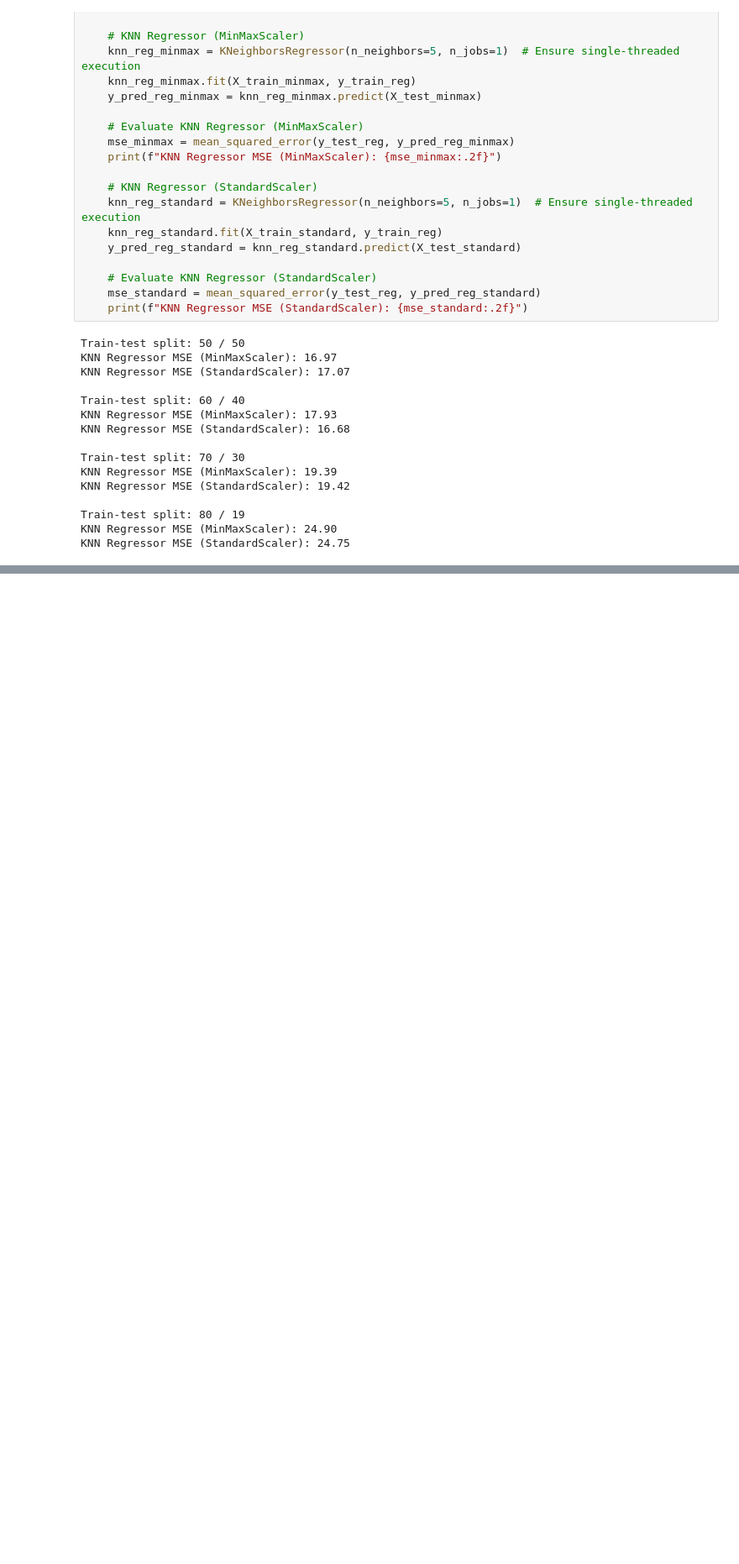
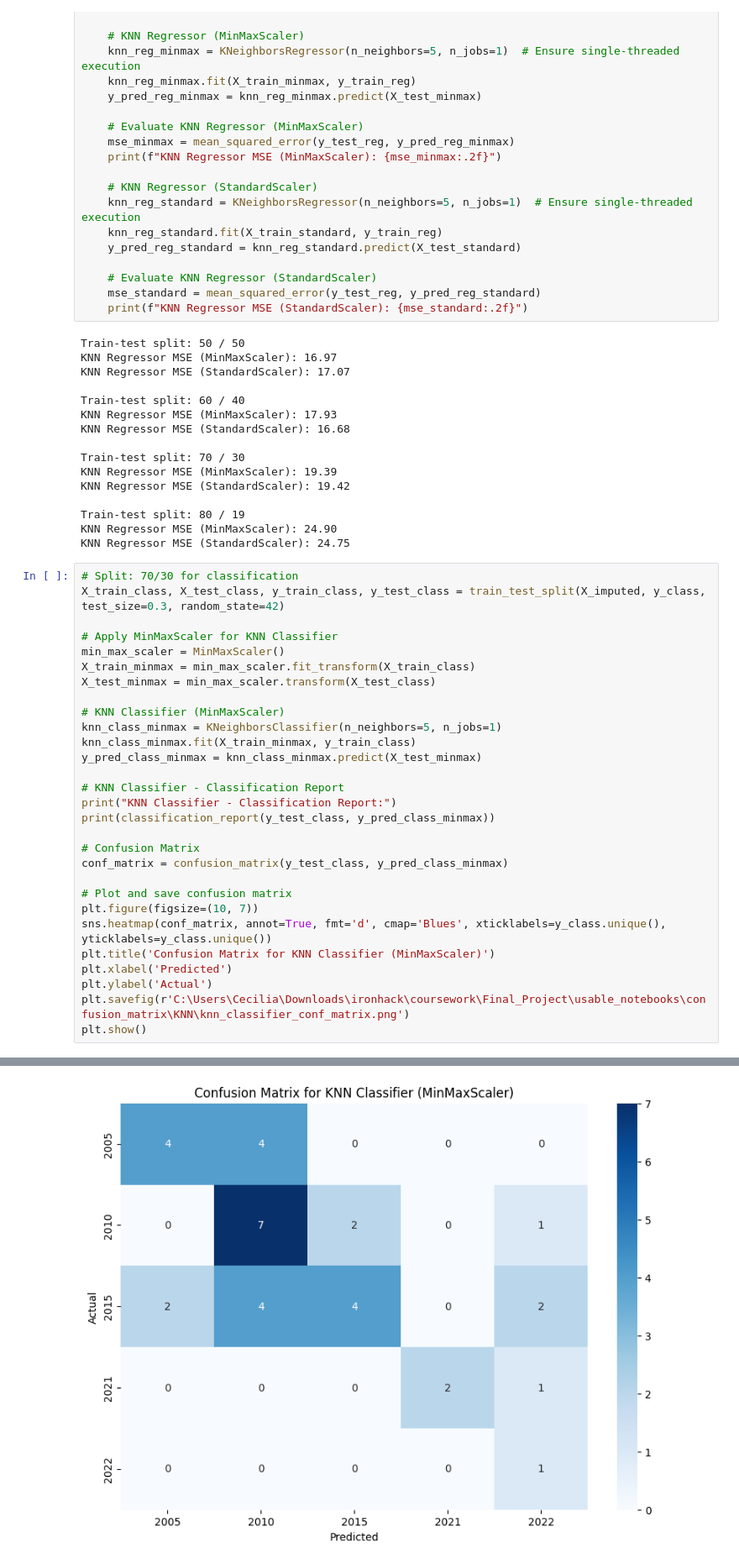
Before and after one commit to Cfg-data/Education-Data-n-Trends, a Jupyter notebook: usable_notebooks/ml_models_tests/init_tests_KNN's.ipynb, the cells around one changed output, grey strips where cells are left out. Shown at 84% size. Saved outputs shown, nothing was run; the diff lists cells and outputs as text; blank space fills up the shorter version.

```diff
--- a/usable_notebooks/ml_models_tests/init_tests_KNN's.ipynb
+++ b/usable_notebooks/ml_models_tests/init_tests_KNN's.ipynb
@@ -148,3 +175,33 @@ KNN Regressor MSE (StandardScaler): 19.42
 Train-test split: 80 / 19
 KNN Regressor MSE (MinMaxScaler): 24.90
 KNN Regressor MSE (StandardScaler): 24.75
+# %%
+# Split: 70/30 for classification
+X_train_class, X_test_class, y_train_class, y_test_class = train_test_split(X_imputed, y_class, test_size=0.3, random_state=42)
+
+# Apply MinMaxScaler for KNN Classifier
+min_max_scaler = MinMaxScaler()
+X_train_minmax = min_max_scaler.fit_transform(X_train_class)
+X_test_minmax = min_max_scaler.transform(X_test_class)
+
+# KNN Classifier (MinMaxScaler)
+knn_class_minmax = KNeighborsClassifier(n_neighbors=5, n_jobs=1)
+knn_class_minmax.fit(X_train_minmax, y_train_class)
+y_pred_class_minmax = knn_class_minmax.predict(X_test_minmax)
+
+# KNN Classifier - Classification Report
+print("KNN Classifier - Classification Report:")
+print(classification_report(y_test_class, y_pred_class_minmax))
+
+# Confusion Matrix
+conf_matrix = confusion_matrix(y_test_class, y_pred_class_minmax)
+
+# Plot and save confusion matrix
+plt.figure(figsize=(10, 7))
+sns.heatmap(conf_matrix, annot=True, fmt='d', cmap='Blues', xticklabels=y_class.unique(), yticklabels=y_class.unique())
+plt.title('Confusion Matrix for KNN Classifier (MinMaxScaler)')
+plt.xlabel('Predicted')
+plt.ylabel('Actual')
+plt.savefig(r'C:\Users\Cecilia\Downloads\ironhack\coursework\Final_Project\usable_notebooks\confusion_matrix\KNN\knn_classifier_conf_matrix.png')
+plt.show()
+# %% [output]
@@ -150,0 +220 @@ KNN Regressor MSE (StandardScaler): 24.75
+[figure, added]
```
Also changed, not shown: parts of 20 cells of this notebook, 5 other files.
